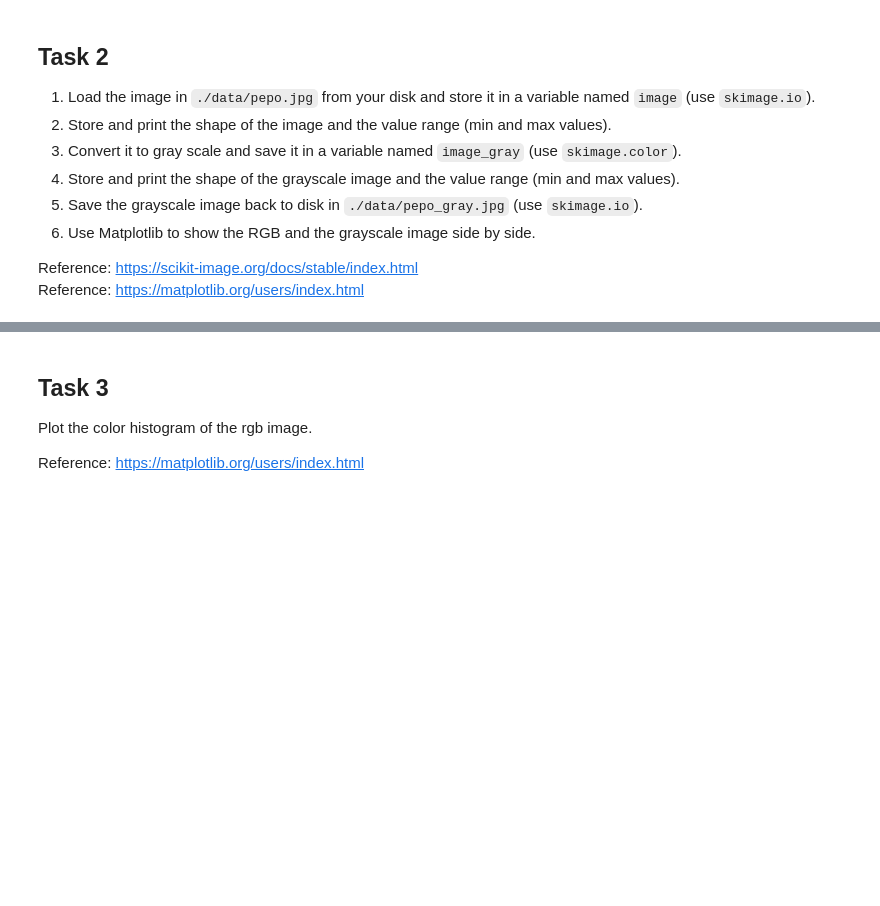
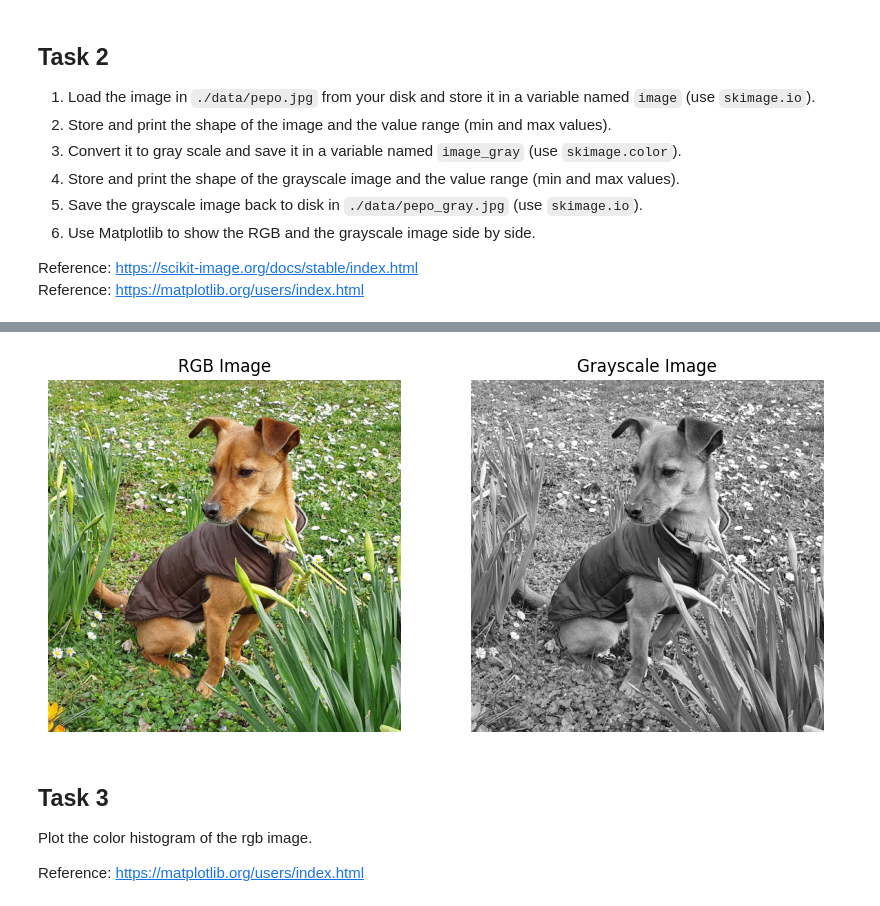
Before and after one commit to TheAndrone/3dcv-students, a Jupyter notebook: 1.0-tl-scientific-python.ipynb, the cells around one changed output, grey strips where cells are left out. Saved outputs shown, nothing was run; the diff lists cells and outputs as text; code cells hidden in the pictures; blank space fills up the shorter version.

```diff
--- a/1.0-tl-scientific-python.ipynb
+++ b/1.0-tl-scientific-python.ipynb
@@ -119,21 +119,26 @@ Reference: https://scikit-image.org/docs/stable/index.html
 Reference: https://matplotlib.org/users/index.html
 # %%
 # TODO: 1. Load the image in ./data/pepo.jpg from your disk and store it in a variable named image
-image =
+image = skimage.io.imread('./data/pepo.jpg')
 
 # TODO: 2. Store and print the shape of the image and the value range (min and max values)
-
+rgb_image_shape = image.shape
+rgb_min = np.min(image)
+rgb_max = np.max(image)
 print(f'RGB image shape: {rgb_image_shape}')
 print(f'RGB image min: {rgb_min}')
 print(f'RGB image max: {rgb_max}')
 
 # TODO: 3. Convert it to gray scale and save it in a variable named image_gray
-image_gray =
+image_gray = skimage.color.rgb2gray(image)
 
 # TODO: 4. Store and print the shape of the grayscale image and the value range (min and max values)
-
+grayscale_image_shape = image_gray.shape
+grayscale_min = np.min(image_gray)
+grayscale_max = np.max(image_gray)
 print(f'Grayscale image shape: {grayscale_image_shape}')
 print(f'Grayscale image min: {grayscale_min}')
 print(f'Grayscale image max: {grayscale_max}')
 
 # TODO: 5. Save the grayscale image back to disk in ./data/pepo_gray.jpg
+skimage.io.imsave('./data/pepo_gray.jpg', image_gray)
@@ -140,6 +153,16 @@ print(f'Grayscale image max: {grayscale_max}')
 # %%
 # TODO: 6. Use Matplotlib to show the RGB and the grayscale image side by side.
 # Make sure that the gray image is displayed in gray.
+fig, ax = plt.subplots(1, 2, figsize=(10, 5))
+ax[0].imshow(image)
+ax[0].set_title('RGB Image')
+ax[0].axis('off')
+ax[1].imshow(image_gray, cmap='gray')
+ax[1].set_title('Grayscale Image')
+ax[1].axis('off')
+plt.show()
+# %% [output]
+[figure, added]
 # %% [markdown]
 ## Task 3
 
```
Also changed, not shown: parts of 5 cells of this notebook, 1 other file.
